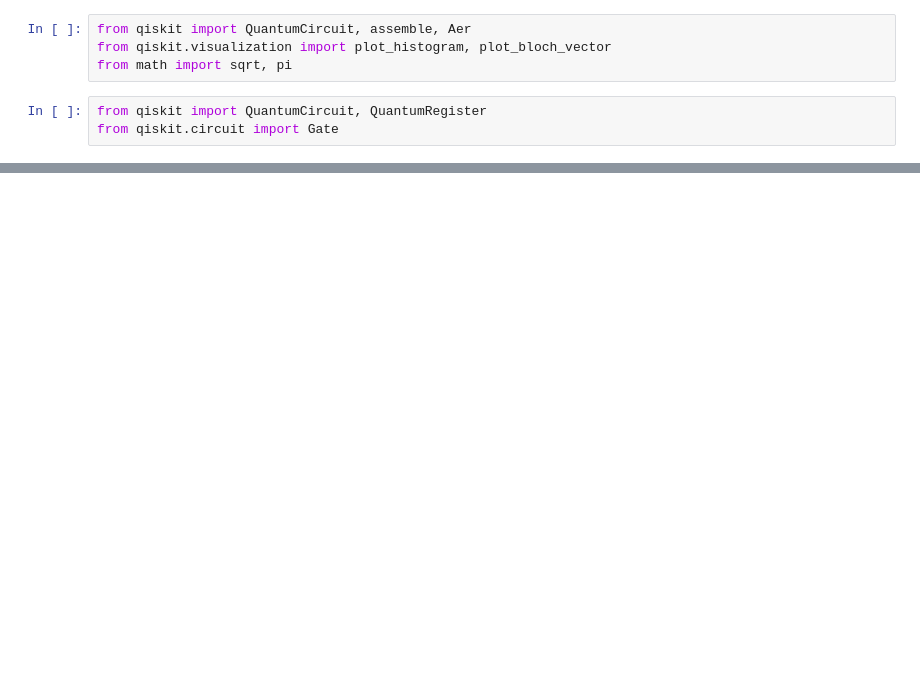
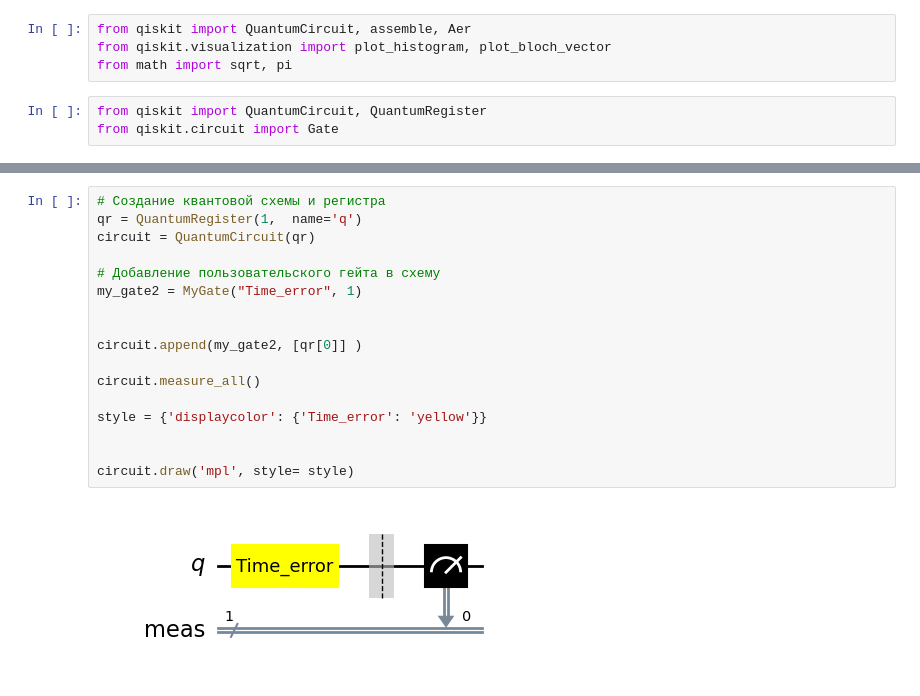
Before and after one commit to polyakova-polina/F_T0, a Jupyter notebook: scheme.ipynb, the cells around one changed output, grey strips where cells are left out. Saved outputs shown, nothing was run; the diff lists cells and outputs as text; blank space fills up the shorter version.

```diff
--- a/scheme.ipynb
+++ b/scheme.ipynb
@@ -40,0 +53,19 @@ circuit.draw('mpl')
+# %%
+# Создание квантовой схемы и регистра
+qr = QuantumRegister(1,  name='q')
+circuit = QuantumCircuit(qr)
+
+# Добавление пользовательского гейта в схему
+my_gate2 = MyGate("Time_error", 1)
+
+
+circuit.append(my_gate2, [qr[0]] )
+
+circuit.measure_all()
+
+style = {'displaycolor': {'Time_error': 'yellow'}}
+
+
+circuit.draw('mpl', style= style)
+# %% [output]
+[figure, added]
```
Also changed, not shown: parts of 3 cells of this notebook.
